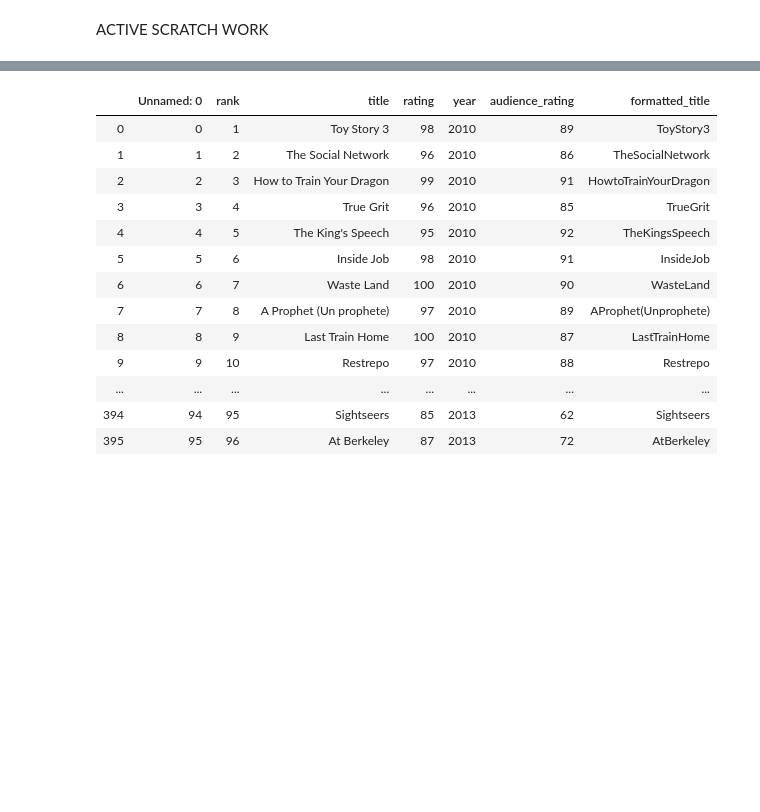
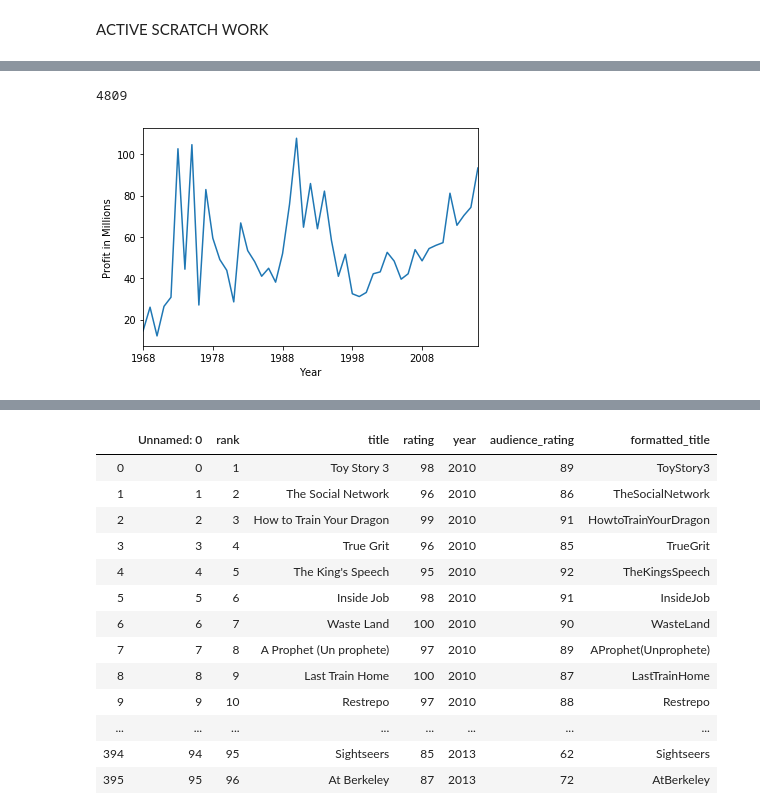
Before and after one commit to bphall/omar_brayton2, a Jupyter notebook: movie_analysis_notebook_csv_size.ipynb, the cells around one changed output, grey strips where cells are left out. Cells and saved outputs as stored; diff of their text form; code cells hidden in the pictures; blank space fills up the shorter version.

Commit message:
thurs night early analysis of actor presence and profit

```diff
--- a/movie_analysis_notebook_csv_size.ipynb
+++ b/movie_analysis_notebook_csv_size.ipynb
@@ -45,0 +140,4 @@ rotten['formatted_title'] = rotten['title']. \
+# %%
+profit = pc.drop(['popularity', 'status', 'vote_average', 'Unnamed: 0_y', 'Unnamed: 0_x', 'movie_id'], axis=1)
+# %%
+profit['directors2'] = [i.strip('[]')[1:-1] for i in profit['directors']]
@@ -45,0 +153,2 @@ rotten['formatted_title'] = rotten['title']. \
+# %%
+profit['Adventure'] = profit['genre'].map(lambda x: False if 'Adventure' not in x else True)
@@ -45,0 +175,14 @@ rotten['formatted_title'] = rotten['title']. \
+# %%
+len(profit)
+# %% [output]
+4809
+# %%
+x = profit.groupby('year')['profit'].mean()[-50:][:-1]
+# %%
+x.plot()
+plt.ylabel('Profit in Millions')
+plt.xlabel('Year')
+# plt.xticks(x)
+plt.show()
+# %% [output]
+[figure, added]
```
Also changed, not shown: parts of 36 cells of this notebook, 1 other file.
